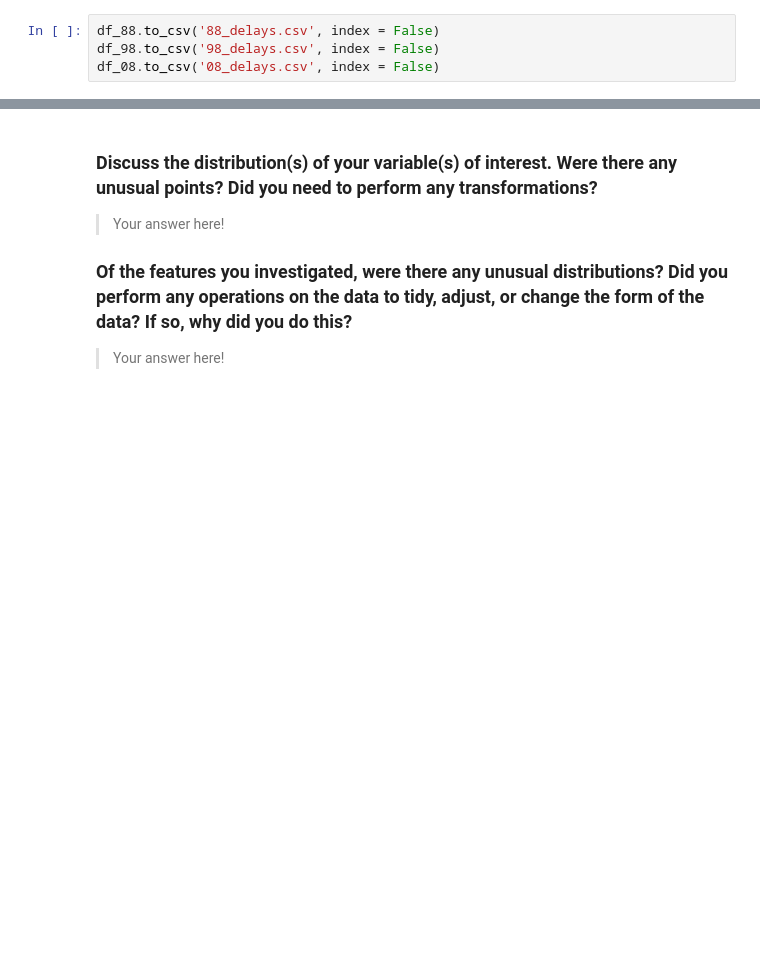
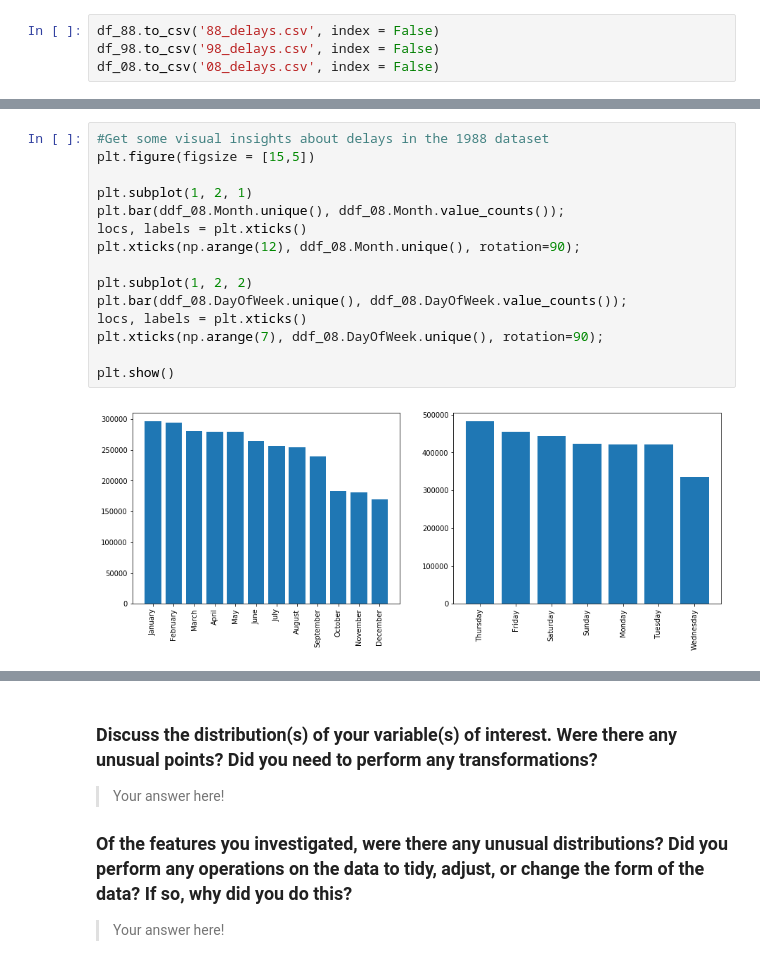
Before and after one commit to chpolyzo/Flight-Delays, a Jupyter notebook: exploration.ipynb, the cells around one changed output, grey strips where cells are left out. Drawn from its saved outputs; the diff is of its cells as text; blank space fills up the shorter version.

```diff
--- a/exploration.ipynb
+++ b/exploration.ipynb
@@ -332,0 +371,17 @@ df_08.to_csv('08_delays.csv', index = False)
+# %%
+#Get some visual insights about delays in the 1988 dataset
+plt.figure(figsize = [15,5])
+
+plt.subplot(1, 2, 1)
+plt.bar(ddf_08.Month.unique(), ddf_08.Month.value_counts());
+locs, labels = plt.xticks()
+plt.xticks(np.arange(12), ddf_08.Month.unique(), rotation=90);
+
+plt.subplot(1, 2, 2)
+plt.bar(ddf_08.DayOfWeek.unique(), ddf_08.DayOfWeek.value_counts());
+locs, labels = plt.xticks()
+plt.xticks(np.arange(7), ddf_08.DayOfWeek.unique(), rotation=90);
+
+plt.show()
+# %% [output]
+[figure, added]
```
Also changed, not shown: parts of 5 cells of this notebook.
